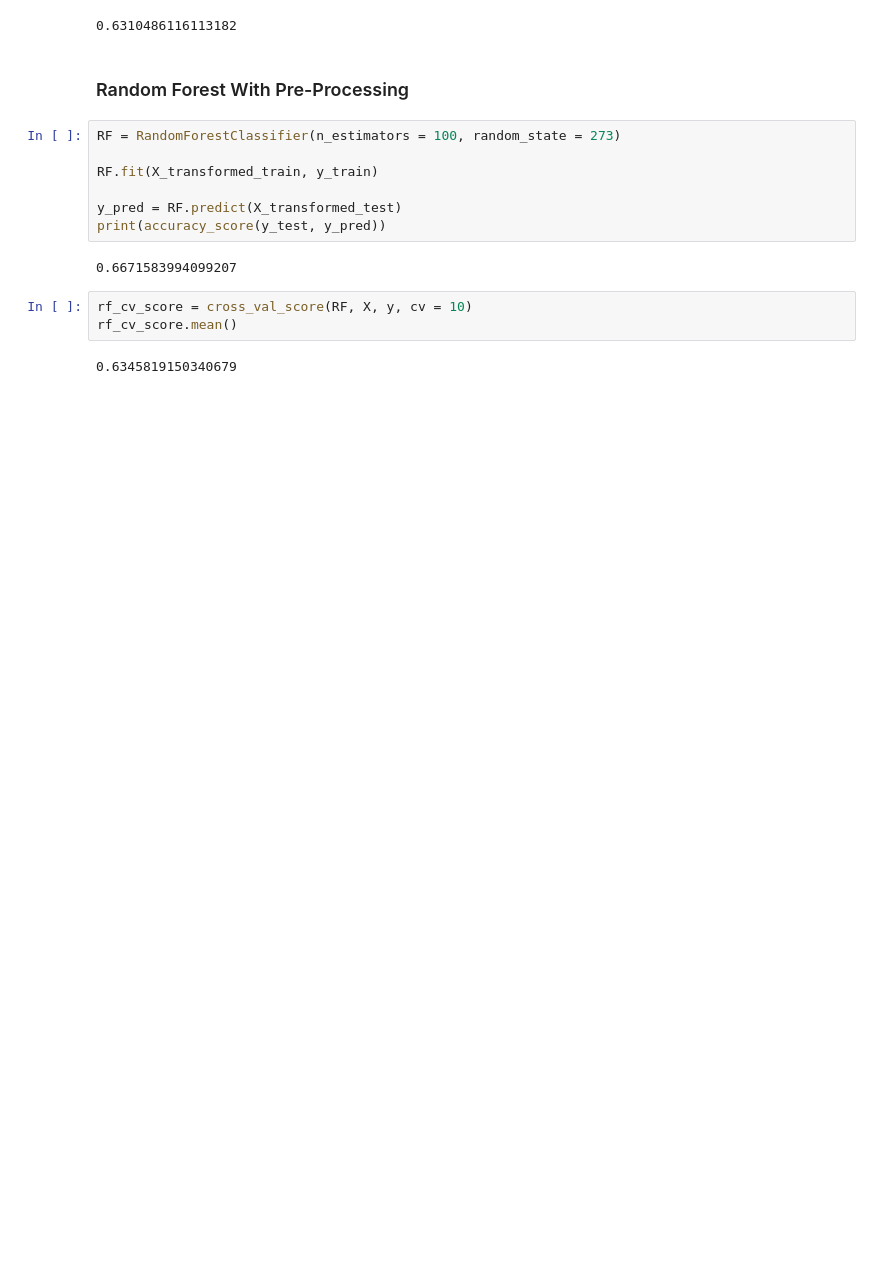
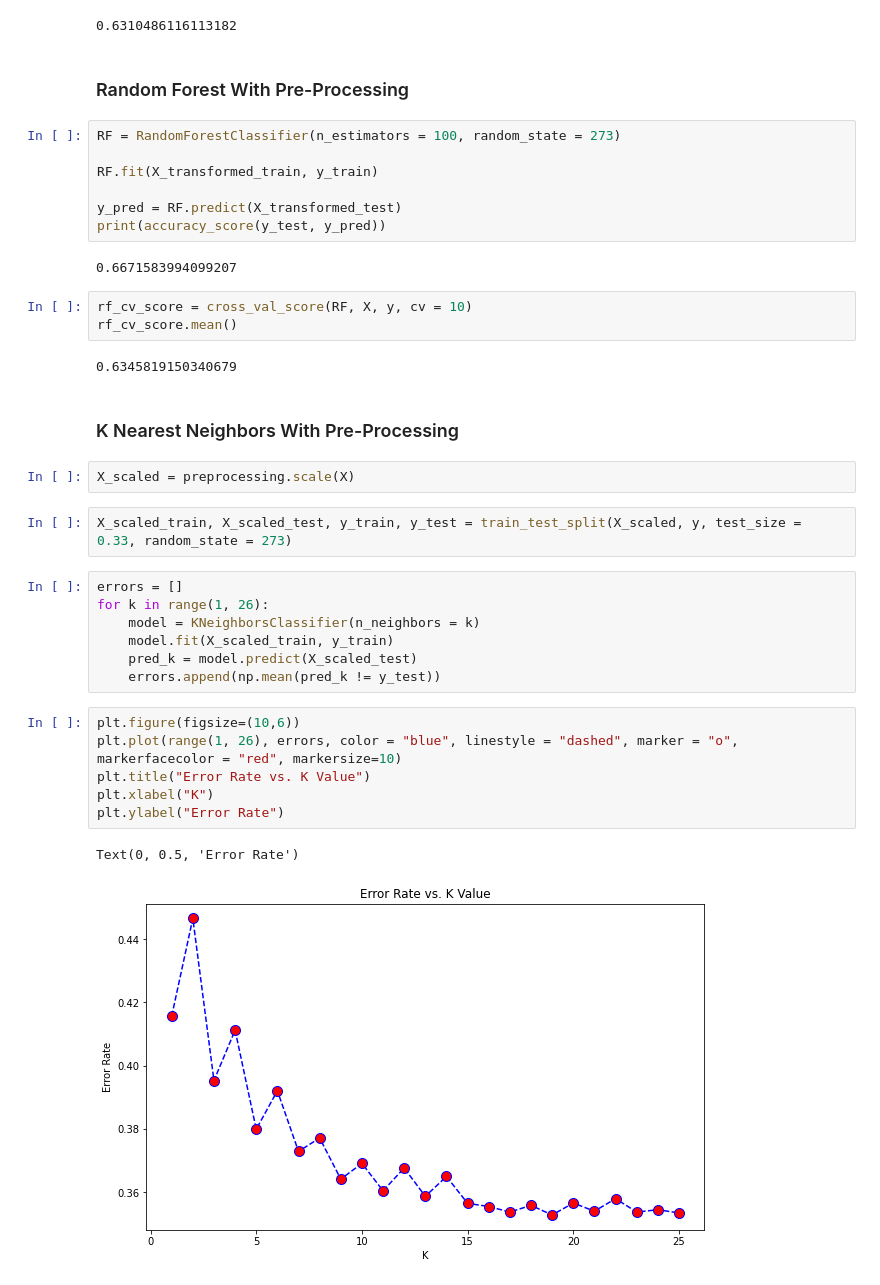
Before and after one commit to matthiasronnau/BANA-273-Term-Project, a Jupyter notebook: BANA-273 Term Project.ipynb, the cells around one changed output. Saved outputs shown, nothing was run; the diff lists cells and outputs as text; blank space fills up the shorter version.

Commit message:
K Nearest Neighbors Pre-Processing

```diff
--- a/BANA-273 Term Project.ipynb
+++ b/BANA-273 Term Project.ipynb
@@ -424,3 +424,25 @@ rf_cv_score = cross_val_score(RF, X, y, cv = 10)
 rf_cv_score.mean()
 # %% [output]
 0.6345819150340679
+# %% [markdown]
+### K Nearest Neighbors With Pre-Processing
+# %%
+X_scaled = preprocessing.scale(X)
+# %%
+X_scaled_train, X_scaled_test, y_train, y_test = train_test_split(X_scaled, y, test_size = 0.33, random_state = 273)
+# %%
+errors = []
+for k in range(1, 26):
+    model = KNeighborsClassifier(n_neighbors = k)
+    model.fit(X_scaled_train, y_train)
+    pred_k = model.predict(X_scaled_test)
+    errors.append(np.mean(pred_k != y_test))
+# %%
+plt.figure(figsize=(10,6))
+plt.plot(range(1, 26), errors, color = "blue", linestyle = "dashed", marker = "o", markerfacecolor = "red", markersize=10)
+plt.title("Error Rate vs. K Value")
+plt.xlabel("K")
+plt.ylabel("Error Rate")
+# %% [output]
+Text(0, 0.5, 'Error Rate')
+[figure, added]
```
Also changed, not shown: parts of 1 cell of this notebook.
